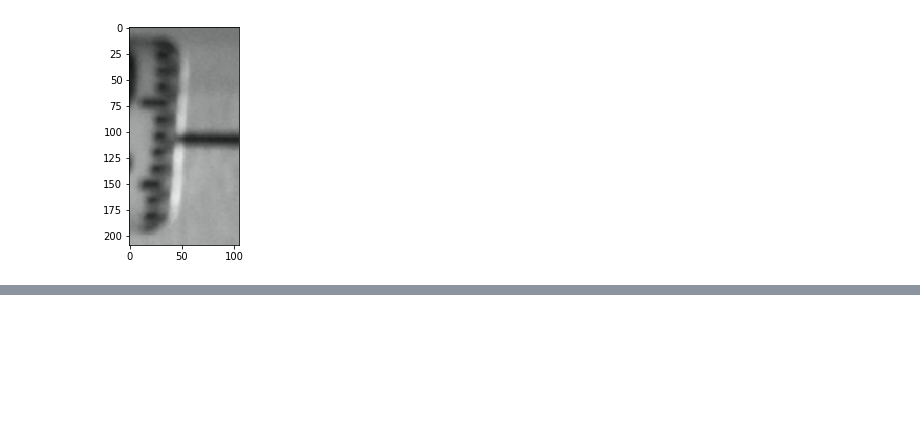
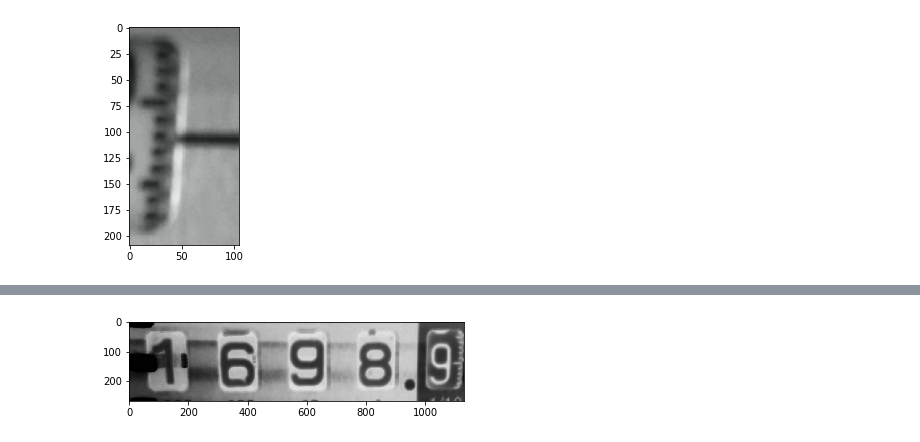
Before and after one commit to codingnest/MeterReading, a Jupyter notebook: detection_example.ipynb, the cells around one changed output, grey strips where cells are left out. Cells and saved outputs as stored; diff of their text form; code cells hidden in the pictures; blank space fills up the shorter version.

```diff
--- a/detection_example.ipynb
+++ b/detection_example.ipynb
@@ -251,0 +287,8 @@ plt.show()
+# %%
+img = cv2.imread(r"C:\Users\ihrishi\Pictures\almost.jpg")
+img = cv2.cvtColor(img, cv2.COLOR_BGR2RGB)
+imgs.append(img)
+plt.imshow(img)
+plt.show()
+# %% [output]
+[figure, added]
```
Also changed, not shown: parts of 14 cells of this notebook.
